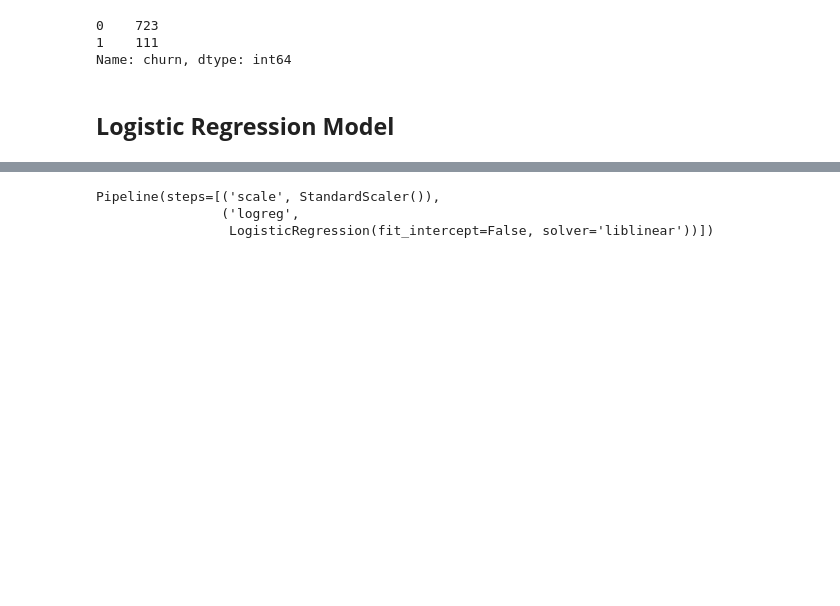
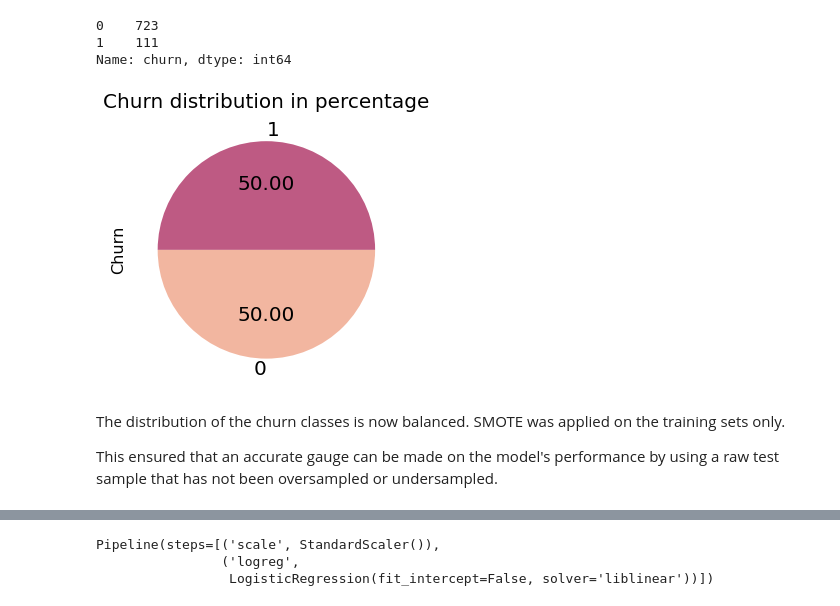
Before and after one commit to stellacherotich/Customer-Churn-Prediction, a Jupyter notebook: SyriaTel_Draft.ipynb, the cells around one changed output, grey strips where cells are left out. Saved outputs shown, nothing was run; the diff lists cells and outputs as text; code cells hidden in the pictures; blank space fills up the shorter version.

```diff
--- a/SyriaTel_Draft.ipynb
+++ b/SyriaTel_Draft.ipynb
@@ -591,5 +591,15 @@ y_test.value_counts()
 0    723
 1    111
 Name: churn, dtype: int64
-# %% [markdown]
-## <b>Logistic Regression Model </b>
+# %%
+fig, ax = plt.subplots(figsize=(10, 5))
+
+y_train_resampled.value_counts().plot(kind='pie', autopct='%.2f', textprops={'fontsize': 20}, colors=custom_colors, ax=ax)
+ax.set_ylabel('Churn', fontsize=16)
+ax.set_title('Churn distribution in percentage', fontsize=20);
+# %% [output]
+[figure, added]
+# %% [markdown]
+The distribution of the churn classes is now balanced. SMOTE was applied on the training sets only.
+
+This ensured that an accurate gauge can be made on the model's performance by using a raw test sample that has not been oversampled or undersampled.
```
Also changed, not shown: parts of 28 cells of this notebook, 2 other files.
